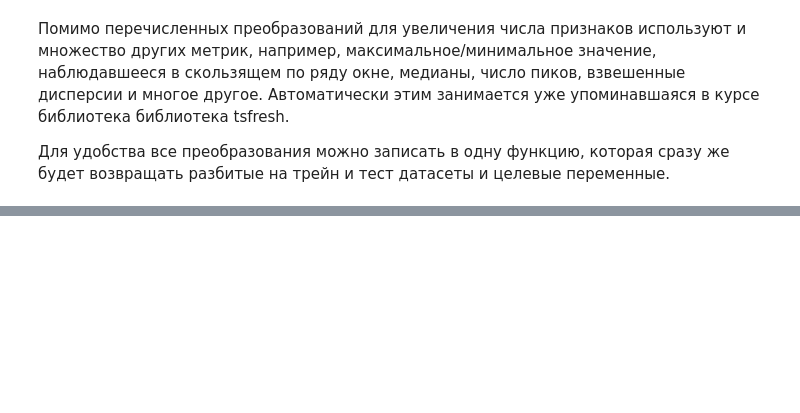
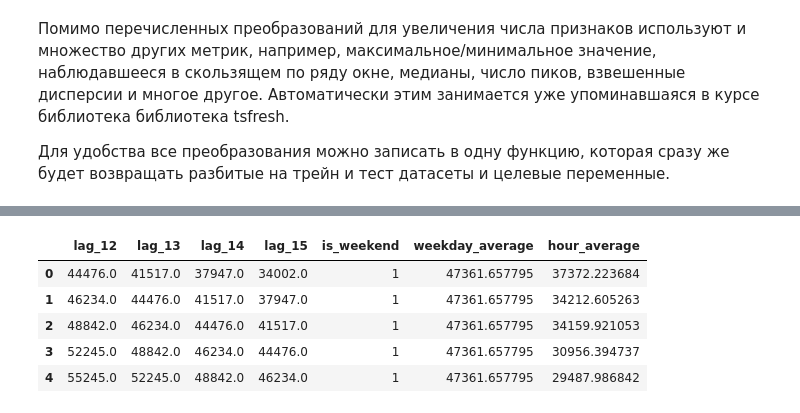
Before and after one commit to AlexeyMarg/open_ai_course, a Jupyter notebook: 9_time_series/9_time_series.ipynb, the cells around one changed output, grey strips where cells are left out. Cells and saved outputs as stored; diff of their text form; code cells hidden in the pictures; blank space fills up the shorter version.

```diff
--- a/9_time_series/9_time_series.ipynb
+++ b/9_time_series/9_time_series.ipynb
@@ -571,0 +616,11 @@ def prepareData(data, lag_start=5, lag_end=20, test_size=0.15):
+# %%
+X_train, X_test, y_train, y_test = prepareData(dataset.Users, test_size=0.3, lag_start=12, lag_end=16)
+# %%
+X_train.head()
+# %% [output]
+|  | lag_12 | lag_13 | lag_14 | lag_15 | is_weekend | weekday_average | hour_average |
+| 0 | 44476.0 | 41517.0 | 37947.0 | 34002.0 | 1 | 47361.657795 | 37372.223684 |
+| 1 | 46234.0 | 44476.0 | 41517.0 | 37947.0 | 1 | 47361.657795 | 34212.605263 |
+| 2 | 48842.0 | 46234.0 | 44476.0 | 41517.0 | 1 | 47361.657795 | 34159.921053 |
+| 3 | 52245.0 | 48842.0 | 46234.0 | 44476.0 | 1 | 47361.657795 | 30956.394737 |
+| 4 | 55245.0 | 52245.0 | 48842.0 | 46234.0 | 1 | 47361.657795 | 29487.986842 |
```
Also changed, not shown: parts of 20 cells of this notebook.
